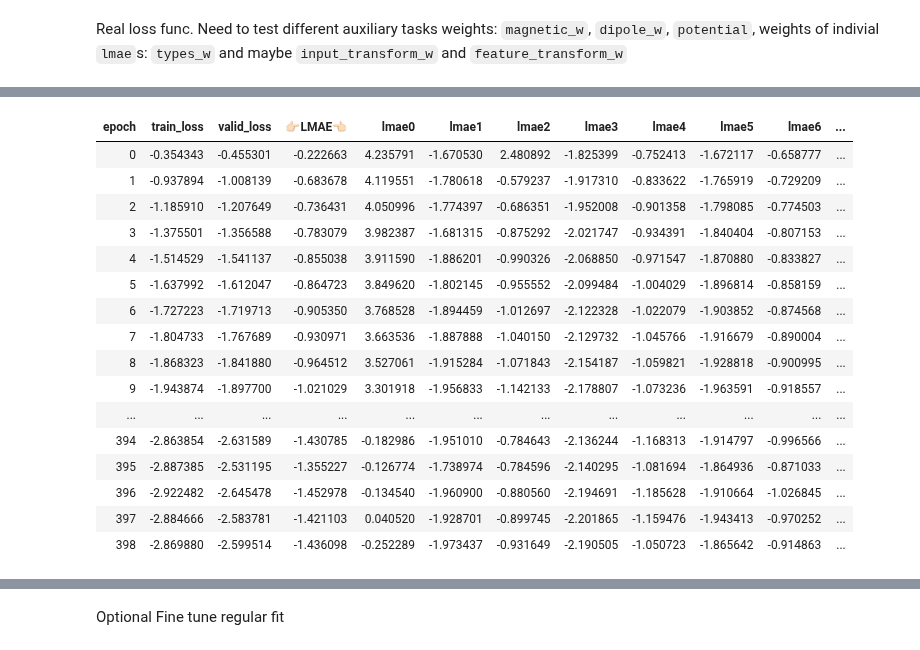
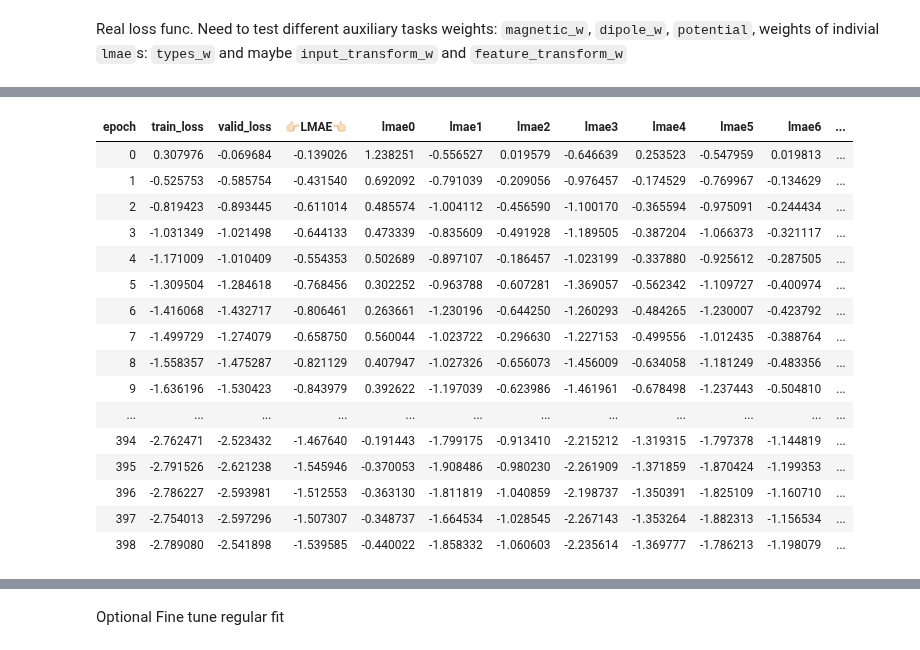
Before and after one commit to antorsae/champs-scalar-coupling, a Jupyter notebook: cloud.ipynb, the cells around one changed output, grey strips where cells are left out. Cells and saved outputs as stored; diff of their text form; code cells hidden in the pictures.

Commit message:
LB -1.983 TTA 1 with embeddings and ext

```diff
--- a/cloud.ipynb
+++ b/cloud.ipynb
@@ -391,3 +563,4 @@ data = data.transform(([random_rotation, smooth_atom_one_hot], None))
 # %%
-data.add_test(ItemList(items=(MoleculeItem(i,*v) for i,v in enumerate(zip(xt_xyz,xt_a_hot,xt_type,xt_coulombmat)))),
-              tmfs = [random_rotation, smooth_atom_one_hot])
+data.add_test(ItemList(items=(MoleculeItem(i,*v) for i,v in
+                              enumerate(zip(xt_xyz,xt_type,xt_ext,xt_atom,xt_coulombmat)))))
+             # tmfs = [random_rotation, smooth_atom_one_hot])
@@ -562,8 +753,17 @@ class PointNetDenseReg(Module):
         self.dipole    = nn.Linear(feat_channels[-1], 3)
         self.potential = nn.Linear(feat_channels[-1], 1)
 
-    def forward(self, x, coulomb):
-        batchsize, _, n_pts = x.shape
+        self.type_embedding = nn.Embedding(len(types)+1, 3)
+        self.atom_embedding = nn.Embedding(len(atoms)+1, 3)
+
+    def forward(self,xyz,type,ext,atom,coulomb):
+        batchsize, _, n_pts = xyz.shape
+
+        t = self.type_embedding((type+1).squeeze(1)).transpose(1,2)
+        a = self.atom_embedding((atom+1).squeeze(1)).transpose(1,2)
+
+        x = torch.cat([xyz,t,a], dim=1)
+
         pointfeat, globalfeat, trans, trans_feat = self.feat(x)
         x_c = torch.matmul(pointfeat, coulomb)
         for coulomb_conv in self.coulomb_convs[:3]:
@@ -584,7 +784,7 @@ class PointNetDenseReg(Module):
         dipole    = self.dipole(globalfeat)
         potential = self.potential(globalfeat)
 
-        return x,scalar,magnetic,dipole,potential, trans,trans_feat
+        return type,ext,scalar,magnetic,dipole,potential,trans,trans_feat
 
 def feature_transform_regularizer(trans):
     batchsize,d  = trans.shape[0], trans.shape[1]
@@ -598,7 +798,7 @@ class LMAEMetric(LearnerCallback):
     _order=-20 # Needs to run before the recorder
     def __init__(self, learn):
         super().__init__(learn)
-        self.metric = LMAEMaskedLoss(0.,0.,0.,0.,0.,0.,return_all=True)
+        self.metric = LMAEMaskedLoss(0.,0.,0.,0.,0.,0.,return_all=True, exclude_ext=True)
 
     def on_train_begin(self, **kwargs):
         self.learn.recorder.add_metric_names(['👉🏻LMAE👈🏻'] + [f'lmae{i}' for i in range(n_types)])
@@ -625,7 +825,7 @@ net, learner = None,None
 gc.collect()
 torch.cuda.empty_cache()
 net = PointNetDenseReg(feat_channels = [9,64,64,128,1024],
-                       seg_channels  = [512,256,128*2],
+                       seg_channels  = [512,256,128],
                        quaternion_transform=False,
                        input_transform=[[3, 64,128,1024], [512,256]],
                        feature_transform=[[64, 64,128,1024], [512,256]],
@@ -722,23 +922,23 @@ Min loss divided by 10: 1.20E-02
 # %%
-learner.fit_one_cycle(600, 1.2e-2)#, moms=(0.75,0.70))
+learner.fit_one_cycle(500, 4.3e-2)#, moms=(0.75,0.70))
 # %% [output]
 | epoch | train_loss | valid_loss | 👉🏻LMAE👈🏻 | lmae0 | lmae1 | lmae2 | lmae3 | lmae4 | lmae5 | lmae6 | ... |
-| 0 | -0.354343 | -0.455301 | -0.222663 | 4.235791 | -1.670530 | 2.480892 | -1.825399 | -0.752413 | -1.672117 | -0.658777 | ... |
-| 1 | -0.937894 | -1.008139 | -0.683678 | 4.119551 | -1.780618 | -0.579237 | -1.917310 | -0.833622 | -1.765919 | -0.729209 | ... |
-| 2 | -1.185910 | -1.207649 | -0.736431 | 4.050996 | -1.774397 | -0.686351 | -1.952008 | -0.901358 | -1.798085 | -0.774503 | ... |
-| 3 | -1.375501 | -1.356588 | -0.783079 | 3.982387 | -1.681315 | -0.875292 | -2.021747 | -0.934391 | -1.840404 | -0.807153 | ... |
-| 4 | -1.514529 | -1.541137 | -0.855038 | 3.911590 | -1.886201 | -0.990326 | -2.068850 | -0.971547 | -1.870880 | -0.833827 | ... |
-| 5 | -1.637992 | -1.612047 | -0.864723 | 3.849620 | -1.802145 | -0.955552 | -2.099484 | -1.004029 | -1.896814 | -0.858159 | ... |
-| 6 | -1.727223 | -1.719713 | -0.905350 | 3.768528 | -1.894459 | -1.012697 | -2.122328 | -1.022079 | -1.903852 | -0.874568 | ... |
-| 7 | -1.804733 | -1.767689 | -0.930971 | 3.663536 | -1.887888 | -1.040150 | -2.129732 | -1.045766 | -1.916679 | -0.890004 | ... |
-| 8 | -1.868323 | -1.841880 | -0.964512 | 3.527061 | -1.915284 | -1.071843 | -2.154187 | -1.059821 | -1.928818 | -0.900995 | ... |
-| 9 | -1.943874 | -1.897700 | -1.021029 | 3.301918 | -1.956833 | -1.142133 | -2.178807 | -1.073236 | -1.963591 | -0.918557 | ... |
+| 0 | 0.307976 | -0.069684 | -0.139026 | 1.238251 | -0.556527 | 0.019579 | -0.646639 | 0.253523 | -0.547959 | 0.019813 | ... |
+| 1 | -0.525753 | -0.585754 | -0.431540 | 0.692092 | -0.791039 | -0.209056 | -0.976457 | -0.174529 | -0.769967 | -0.134629 | ... |
+| 2 | -0.819423 | -0.893445 | -0.611014 | 0.485574 | -1.004112 | -0.456590 | -1.100170 | -0.365594 | -0.975091 | -0.244434 | ... |
+| 3 | -1.031349 | -1.021498 | -0.644133 | 0.473339 | -0.835609 | -0.491928 | -1.189505 | -0.387204 | -1.066373 | -0.321117 | ... |
+| 4 | -1.171009 | -1.010409 | -0.554353 | 0.502689 | -0.897107 | -0.186457 | -1.023199 | -0.337880 | -0.925612 | -0.287505 | ... |
+| 5 | -1.309504 | -1.284618 | -0.768456 | 0.302252 | -0.963788 | -0.607281 | -1.369057 | -0.562342 | -1.109727 | -0.400974 | ... |
+| 6 | -1.416068 | -1.432717 | -0.806461 | 0.263661 | -1.230196 | -0.644250 | -1.260293 | -0.484265 | -1.230007 | -0.423792 | ... |
+| 7 | -1.499729 | -1.274079 | -0.658750 | 0.560044 | -1.023722 | -0.296630 | -1.227153 | -0.499556 | -1.012435 | -0.388764 | ... |
+| 8 | -1.558357 | -1.475287 | -0.821129 | 0.407947 | -1.027326 | -0.656073 | -1.456009 | -0.634058 | -1.181249 | -0.483356 | ... |
+| 9 | -1.636196 | -1.530423 | -0.843979 | 0.392622 | -1.197039 | -0.623986 | -1.461961 | -0.678498 | -1.237443 | -0.504810 | ... |
 | ... | ... | ... | ... | ... | ... | ... | ... | ... | ... | ... | ... |
-| 394 | -2.863854 | -2.631589 | -1.430785 | -0.182986 | -1.951010 | -0.784643 | -2.136244 | -1.168313 | -1.914797 | -0.996566 | ... |
-| 395 | -2.887385 | -2.531195 | -1.355227 | -0.126774 | -1.738974 | -0.784596 | -2.140295 | -1.081694 | -1.864936 | -0.871033 | ... |
-| 396 | -2.922482 | -2.645478 | -1.452978 | -0.134540 | -1.960900 | -0.880560 | -2.194691 | -1.185628 | -1.910664 | -1.026845 | ... |
-| 397 | -2.884666 | -2.583781 | -1.421103 | 0.040520 | -1.928701 | -0.899745 | -2.201865 | -1.159476 | -1.943413 | -0.970252 | ... |
-| 398 | -2.869880 | -2.599514 | -1.436098 | -0.252289 | -1.973437 | -0.931649 | -2.190505 | -1.050723 | -1.865642 | -0.914863 | ... |
+| 394 | -2.762471 | -2.523432 | -1.467640 | -0.191443 | -1.799175 | -0.913410 | -2.215212 | -1.319315 | -1.797378 | -1.144819 | ... |
+| 395 | -2.791526 | -2.621238 | -1.545946 | -0.370053 | -1.908486 | -0.980230 | -2.261909 | -1.371859 | -1.870424 | -1.199353 | ... |
+| 396 | -2.786227 | -2.593981 | -1.512553 | -0.363130 | -1.811819 | -1.040859 | -2.198737 | -1.350391 | -1.825109 | -1.160710 | ... |
+| 397 | -2.754013 | -2.597296 | -1.507307 | -0.348737 | -1.664534 | -1.028545 | -2.267143 | -1.353264 | -1.882313 | -1.156534 | ... |
+| 398 | -2.789080 | -2.541898 | -1.539585 | -0.440022 | -1.858332 | -1.060603 | -2.235614 | -1.369777 | -1.786213 | -1.198079 | ... |
 # %%
 learner.recorder.plot_lr(show_moms=True)
 # %% [output]
```
Also changed, not shown: parts of 29 cells of this notebook, 2 other files.
